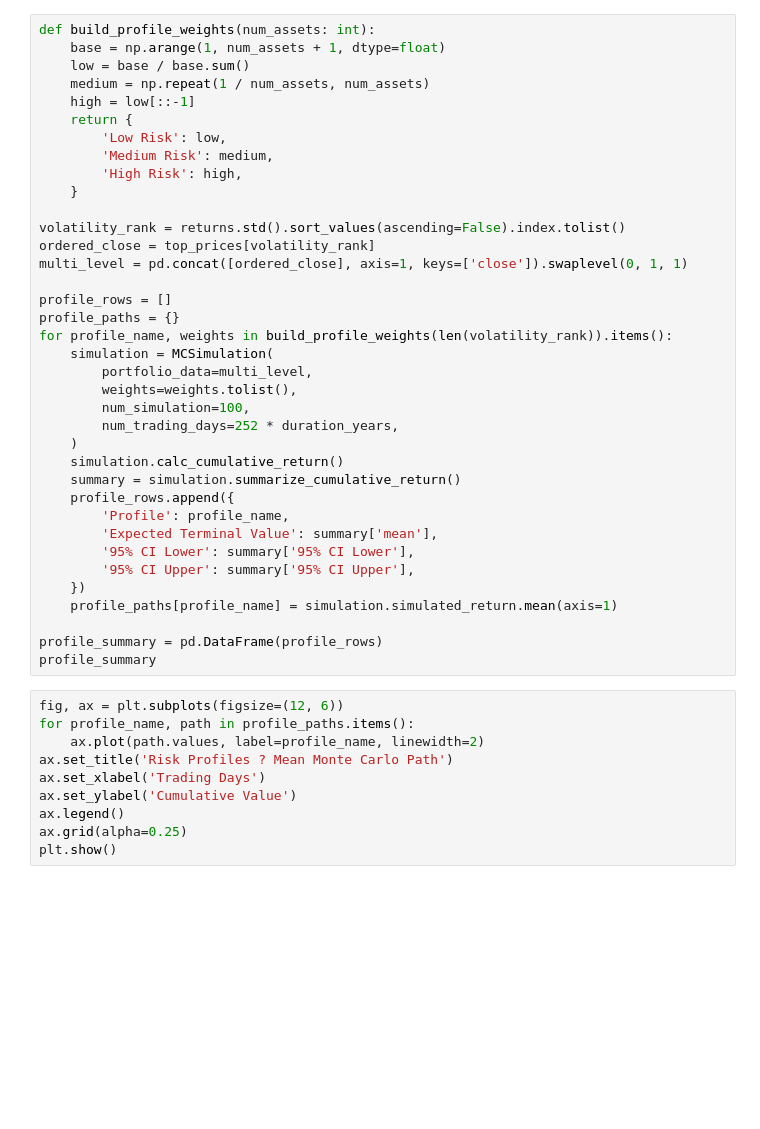
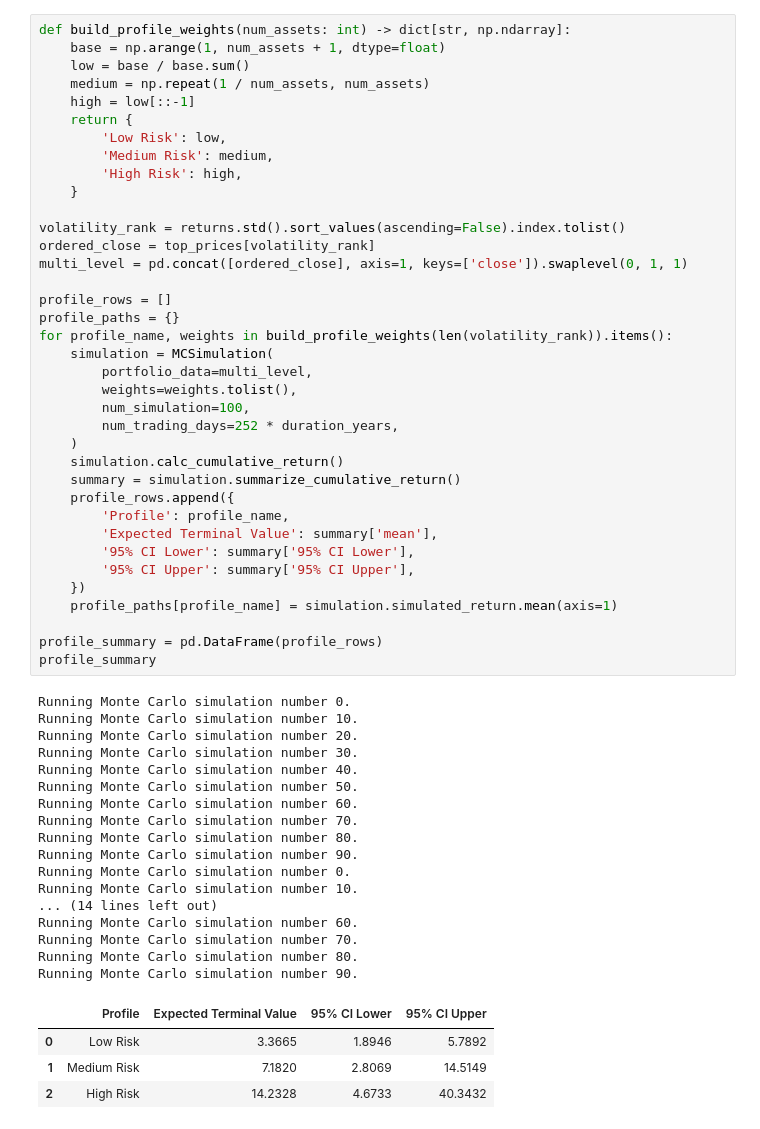
Before and after one commit to derrickclaye/Invest-a-Bull, a Jupyter notebook: MasterAnalysisFinal.ipynb, the cells around one changed output. Cells and saved outputs as stored; diff of their text form; blank space fills up the shorter version.

```diff
--- a/MasterAnalysisFinal.ipynb
+++ b/MasterAnalysisFinal.ipynb
@@ -97,5 +249,5 @@ plt.show()
 # %%
-def build_profile_weights(num_assets: int):
+def build_profile_weights(num_assets: int) -> dict[str, np.ndarray]:
     base = np.arange(1, num_assets + 1, dtype=float)
     low = base / base.sum()
     medium = np.repeat(1 / num_assets, num_assets)
@@ -104,41 +256,53 @@ def build_profile_weights(num_assets: int):
         'Low Risk': low,
         'Medium Risk': medium,
         'High Risk': high,
     }
 
 volatility_rank = returns.std().sort_values(ascending=False).index.tolist()
 ordered_close = top_prices[volatility_rank]
 multi_level = pd.concat([ordered_close], axis=1, keys=['close']).swaplevel(0, 1, 1)
 
 profile_rows = []
 profile_paths = {}
 for profile_name, weights in build_profile_weights(len(volatility_rank)).items():
     simulation = MCSimulation(
         portfolio_data=multi_level,
         weights=weights.tolist(),
         num_simulation=100,
         num_trading_days=252 * duration_years,
     )
     simulation.calc_cumulative_return()
     summary = simulation.summarize_cumulative_return()
     profile_rows.append({
         'Profile': profile_name,
         'Expected Terminal Value': summary['mean'],
         '95% CI Lower': summary['95% CI Lower'],
         '95% CI Upper': summary['95% CI Upper'],
     })
     profile_paths[profile_name] = simulation.simulated_return.mean(axis=1)
 
 profile_summary = pd.DataFrame(profile_rows)
 profile_summary
+# %% [output]
+Running Monte Carlo simulation number 0.
+Running Monte Carlo simulation number 10.
+Running Monte Carlo simulation number 20.
+Running Monte Carlo simulation number 30.
+Running Monte Carlo simulation number 40.
+Running Monte Carlo simulation number 50.
+Running Monte Carlo simulation number 60.
+Running Monte Carlo simulation number 70.
+Running Monte Carlo simulation number 80.
+Running Monte Carlo simulation number 90.
+Running Monte Carlo simulation number 0.
+Running Monte Carlo simulation number 10.
+... (14 lines left out)
+Running Monte Carlo simulation number 60.
+Running Monte Carlo simulation number 70.
+Running Monte Carlo simulation number 80.
+Running Monte Carlo simulation number 90.
+|  | Profile | Expected Terminal Value | 95% CI Lower | 95% CI Upper |
+| 0 | Low Risk | 3.3665 | 1.8946 | 5.7892 |
+| 1 | Medium Risk | 7.1820 | 2.8069 | 14.5149 |
+| 2 | High Risk | 14.2328 | 4.6733 | 40.3432 |
-# %%
-fig, ax = plt.subplots(figsize=(12, 6))
-for profile_name, path in profile_paths.items():
-    ax.plot(path.values, label=profile_name, linewidth=2)
-ax.set_title('Risk Profiles ? Mean Monte Carlo Path')
-ax.set_xlabel('Trading Days')
-ax.set_ylabel('Cumulative Value')
-ax.legend()
-ax.grid(alpha=0.25)
-plt.show()
 # %%
```
Also changed, not shown: parts of 11 cells of this notebook, 21 other files.
